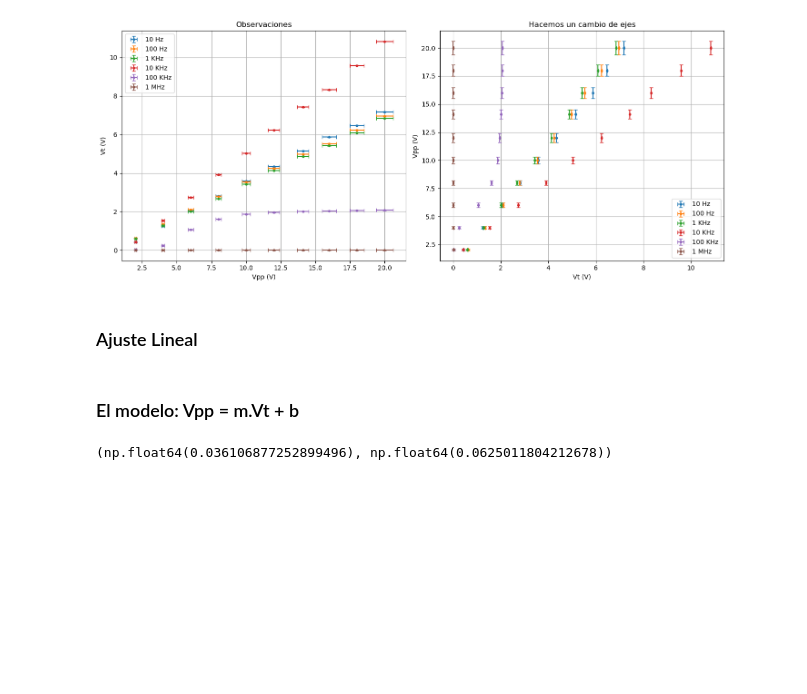
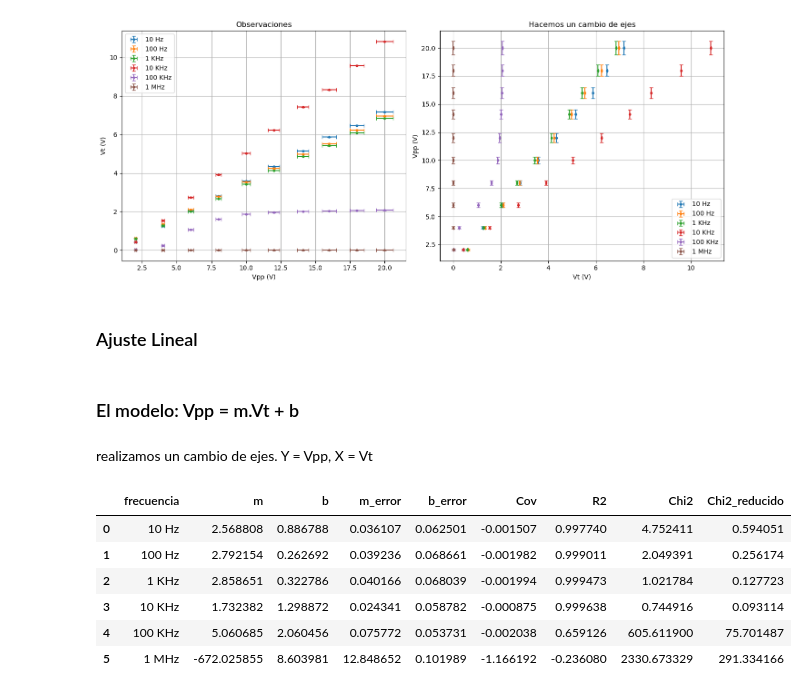
Before and after one commit to PyKev24/Jacky, a Jupyter notebook: Laboratorio2/estadistica/ajuste_lineal.ipynb, the cells around one changed output. Drawn from its saved outputs; the diff is of its cells as text; code cells hidden in the pictures; blank space fills up the shorter version.

```diff
--- a/Laboratorio2/estadistica/ajuste_lineal.ipynb
+++ b/Laboratorio2/estadistica/ajuste_lineal.ipynb
@@ -54,7 +55,7 @@ def ajuste_lineal_ponderados(x, y, y_error):
 
     return popt, pcov
 # %%
-def métricas_ajuste(x, y, y_err, popt, funcion_modelo):
+def metricas_ajuste(x, y, y_err, popt, funcion_modelo):
     """
     Calcula R^2, Chi^2 y Chi^2 reducido para un ajuste.
 
@@ -150,13 +151,37 @@ plt.show()
 ### Ajuste Lineal
 # %% [markdown]
 ### El modelo: Vpp = m.Vt + b
-# %%
-# realizamos un ajuste lineal ponderado para cada frecuencia
-# realizamos un cambio de ejes. Y = Vpp, X = Vt
-popt, pcov = ajuste_lineal_ponderados(datos["10 Hz"], datos["vpp"], datos["vpp_error"])
-m, b = popt
-m_error, b_error = np.sqrt(pcov[0][0]), np.sqrt(pcov[1][1])
-# %%
-m_error, b_error
-# %% [output]
-(np.float64(0.036106877252899496), np.float64(0.0625011804212678))
+# %% [markdown]
+realizamos un cambio de ejes. Y = Vpp, X = Vt
+# %%
+resultados = pd.DataFrame(columns=["frecuencia", "m", "b", "m_error", "b_error", "Cov","R2", "Chi2", "Chi2_reducido"])
+# %%
+for freq, datos_col in datos.iloc[:, 2:8].items():
+    popt, pcov = ajuste_lineal_ponderados(datos[freq], datos["vpp"], datos["vpp_error"], funcion_lineal)
+    m, b = popt
+    cov = pcov[0][1]  # Covarianza entre m y b
+    m_error, b_error = np.sqrt(pcov[0][0]), np.sqrt(pcov[1][1])
+
+    metrics = metricas_ajuste(datos[freq], datos["vpp"], datos["vpp_error"], popt, funcion_lineal)
+
+    resultados.loc[len(resultados)] = {
+        "frecuencia": freq,
+        "m": m,
+        "b": b,
+        "m_error": m_error,
+        "b_error": b_error,
+        "Cov": cov,
+        "R2": metrics["R2"],
+        "Chi2": metrics["Chi2"],
+        "Chi2_reducido": metrics["Chi2_reducido"],
+    }
+# %%
+resultados
+# %% [output]
+|  | frecuencia | m | b | m_error | b_error | Cov | R2 | Chi2 | Chi2_reducido |
+| 0 | 10 Hz | 2.568808 | 0.886788 | 0.036107 | 0.062501 | -0.001507 | 0.997740 | 4.752411 | 0.594051 |
+| 1 | 100 Hz | 2.792154 | 0.262692 | 0.039236 | 0.068661 | -0.001982 | 0.999011 | 2.049391 | 0.256174 |
+| 2 | 1 KHz | 2.858651 | 0.322786 | 0.040166 | 0.068039 | -0.001994 | 0.999473 | 1.021784 | 0.127723 |
+| 3 | 10 KHz | 1.732382 | 1.298872 | 0.024341 | 0.058782 | -0.000875 | 0.999638 | 0.744916 | 0.093114 |
+| 4 | 100 KHz | 5.060685 | 2.060456 | 0.075772 | 0.053731 | -0.002038 | 0.659126 | 605.611900 | 75.701487 |
+| 5 | 1 MHz | -672.025855 | 8.603981 | 12.848652 | 0.101989 | -1.166192 | -0.236080 | 2330.673329 | 291.334166 |
```
Also changed, not shown: parts of 3 cells of this notebook, 1 other file.
